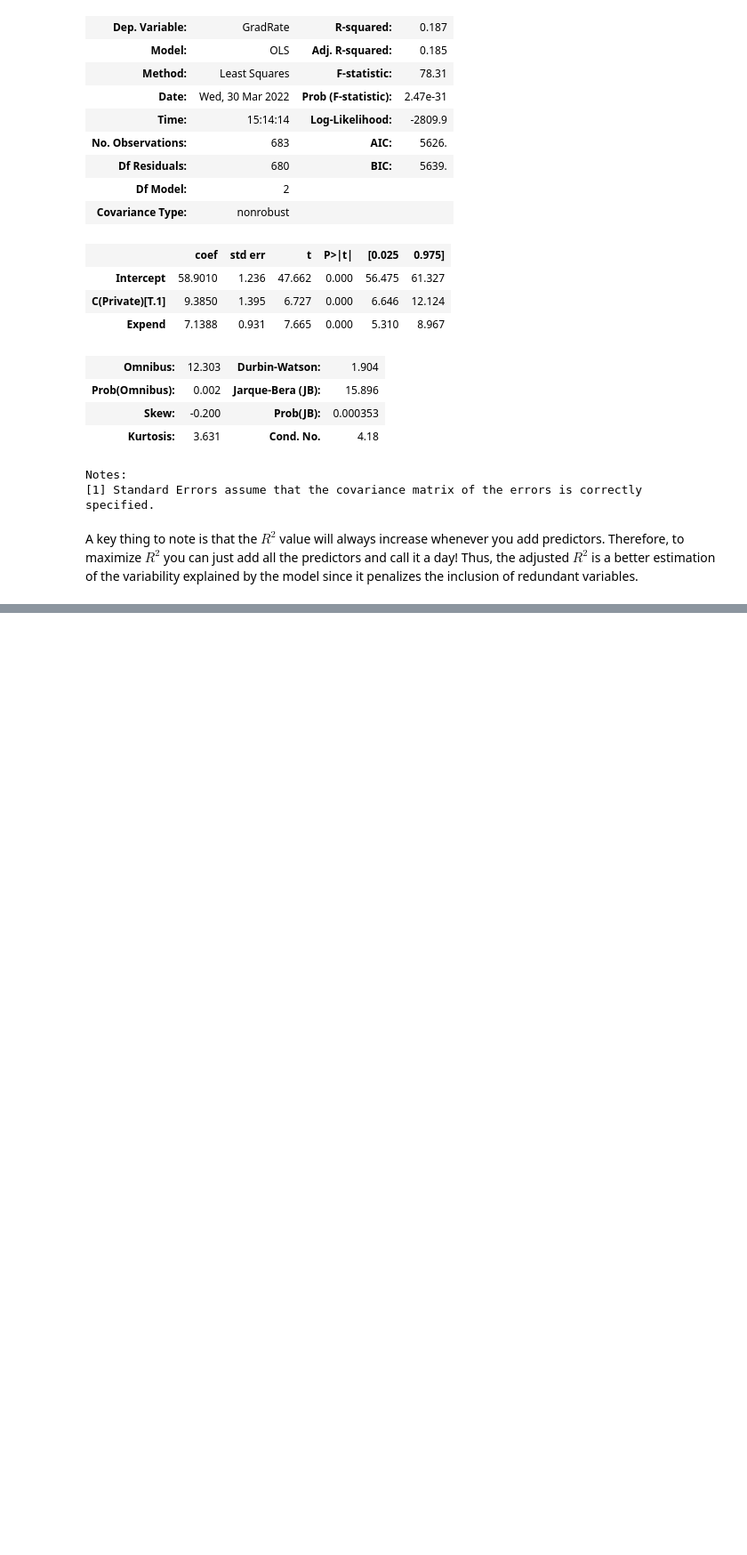
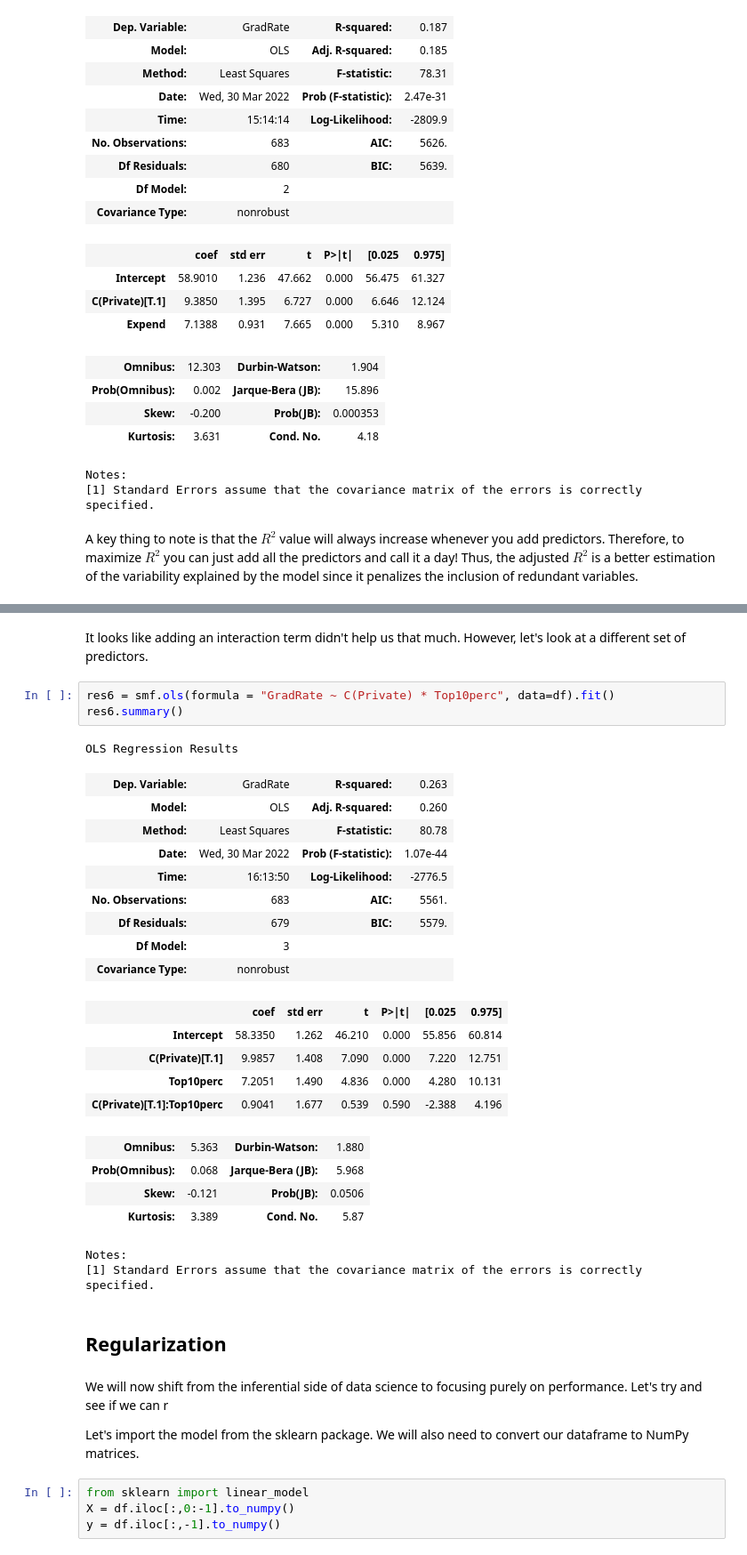
Before and after one commit to techimmersionweek22/data-science, a Jupyter notebook: ds.ipynb, the cells around one changed output, grey strips where cells are left out. Shown at 89% size. Cells and saved outputs as stored; diff of their text form; blank space fills up the shorter version.

```diff
--- a/ds.ipynb
+++ b/ds.ipynb
@@ -435,0 +472,37 @@ scp.f.sf(abs(78.31), dfd = 2, dfn = 683)
+# %% [markdown]
+It looks like adding an interaction term didn't help us that much. However, let's look at a different set of predictors.
+# %%
+res6 = smf.ols(formula = "GradRate ~ C(Private) * Top10perc", data=df).fit()
+res6.summary()
+# %% [output]
+OLS Regression Results
+| Dep. Variable: | GradRate | R-squared: | 0.263 |
+| Model: | OLS | Adj. R-squared: | 0.260 |
+| Method: | Least Squares | F-statistic: | 80.78 |
+| Date: | Wed, 30 Mar 2022 | Prob (F-statistic): | 1.07e-44 |
+| Time: | 16:13:50 | Log-Likelihood: | -2776.5 |
+| No. Observations: | 683 | AIC: | 5561. |
+| Df Residuals: | 679 | BIC: | 5579. |
+| Df Model: | 3 |  |  |
+| Covariance Type: | nonrobust |  |  |
+|  | coef | std err | t | P>|t| | [0.025 | 0.975] |
+| Intercept | 58.3350 | 1.262 | 46.210 | 0.000 | 55.856 | 60.814 |
+| C(Private)[T.1] | 9.9857 | 1.408 | 7.090 | 0.000 | 7.220 | 12.751 |
+| Top10perc | 7.2051 | 1.490 | 4.836 | 0.000 | 4.280 | 10.131 |
+| C(Private)[T.1]:Top10perc | 0.9041 | 1.677 | 0.539 | 0.590 | -2.388 | 4.196 |
+| Omnibus: | 5.363 | Durbin-Watson: | 1.880 |
+| Prob(Omnibus): | 0.068 | Jarque-Bera (JB): | 5.968 |
+| Skew: | -0.121 | Prob(JB): | 0.0506 |
+| Kurtosis: | 3.389 | Cond. No. | 5.87 |
+Notes:
+[1] Standard Errors assume that the covariance matrix of the errors is correctly specified.
+# %% [markdown]
+## Regularization
+# %% [markdown]
+We will now shift from the inferential side of data science to focusing purely on performance. Let's try and see if we can r
+
+Let's import the model from the sklearn package. We will also need to convert our dataframe to NumPy matrices.
+# %%
+from sklearn import linear_model
+X = df.iloc[:,0:-1].to_numpy()
+y = df.iloc[:,-1].to_numpy()
```
Also changed, not shown: parts of 16 cells of this notebook.
